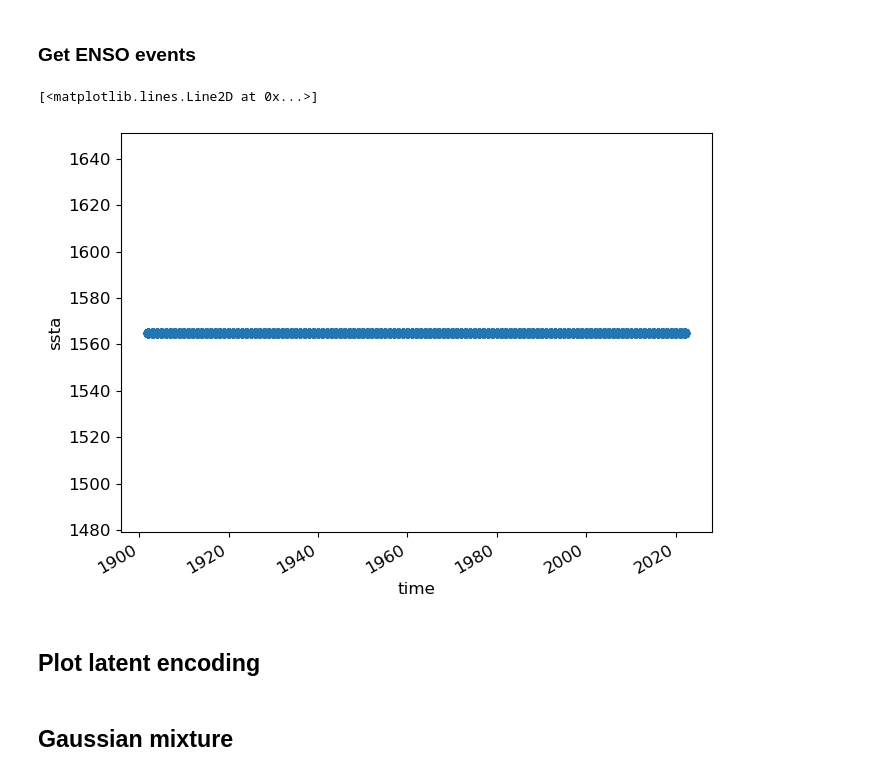
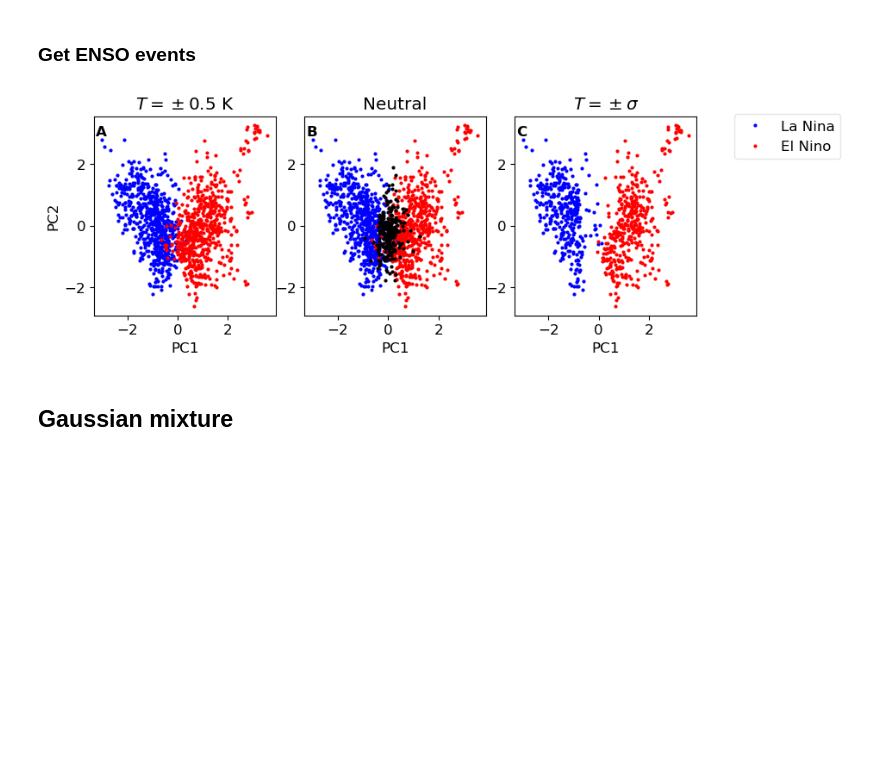
Before and after one commit to jakob-schloer/LatentGMM, a Jupyter notebook: scripts/pcgmm_with_neutral.ipynb, the cells around one changed output. Saved outputs shown, nothing was run; the diff lists cells and outputs as text; code cells hidden in the pictures; blank space fills up the shorter version.

Commit message:
Add neutral years.

```diff
--- a/scripts/pcgmm_with_neutral.ipynb
+++ b/scripts/pcgmm_with_neutral.ipynb
@@ -17,7 +17,7 @@ plt.style.use("../paper.mplstyle")
 # %% [markdown]
 ## Load data
 # %%
-datafile = "../data/reanalysis/monthly/ssta_merged_dataset.nc"
+datafile = "../data/reanalysis/monthly/ssta_merged_dataset_3.nc"
 normalization = 'zscore'
 
 ds = xr.open_dataset(datafile)
@@ -73,15 +73,3 @@ array([<GeoAxes: >, <GeoAxes: >], dtype=object)
 [figure]
 # %% [markdown]
 ### Get ENSO events
-# %%
-reload(utenso)
-month_range=[12, 2]
-x_enso, x_events = utenso.select_enso_events(ds, month_range=month_range, threshold=0.5,
-                                             include_normal=True)
-nan_count = np.isnan(x_enso['ssta']).sum(dim=['lat', 'lon'])
-nan_count.plot(marker='o')
-# %% [output]
-[<matplotlib.lines.Line2D at 0x...>]
-[figure, removed]
-# %% [markdown]
-## Plot latent encoding
@@ -116,3 +76,67 @@ ax.set_ylabel('PC2')
+# %%
+reload(utenso)
+import matplotlib.gridspec as gridspec
+month_range=[12, 2]
+
+plparam = {
+    'Nino_EP':    dict(linestyle='', marker='.', color='r',markersize=4),
+    'Nino_CP':    dict(linestyle='', marker='.', color='r', markersize=4),
+    'Nina_CP':    dict(linestyle='', marker='.', color='b', markersize=4),
+    'Nina_EP':    dict(linestyle='', marker='.', color='b', markersize=4),
+    'Normal':    dict(linestyle='',  marker='.', color='k', markersize=4),
+}
+labels = {'Nino_EP': 'El Nino', 'Nina_EP': 'La Nina', 'Normal': 'Neutral'}
+title = [r'$T = \pm 0.5$ K', "Neutral" , r'$T = \pm \sigma$']
+
+fig = plt.figure(figsize=(10, 3))
+gs = gridspec.GridSpec(1, 4, width_ratios=[1, 1, 1, 0.2], wspace=0.2)
+axs = [plt.subplot(gs[i]) for i in range(3)]
+
+for i, include_normal in enumerate([False, True]):
+    x_enso, x_events = utenso.select_enso_events(ds, month_range=month_range, threshold=0.5,
+                                                 include_normal=include_normal)
+    z_enso = xr.DataArray(
+        data=sppca.transform(x_enso),
+        coords={'time': x_enso['time'].data, 'eof': np.arange(1, sppca.n_components+1)}
+    ).assign_coords(member=('time', x_enso['member'].data), enso=('time', x_enso['enso'].data))
+
+    for flavor in np.unique(z_enso['enso'].data):
+        idx = np.where(z_enso['enso'].data == flavor)[0]
+        z = z_enso.isel(time=idx)
+        label = labels[flavor] if flavor in labels.keys() else None
+        axs[i].plot(z.isel(eof=0), z.isel(eof=1), label=label, **plparam[flavor])
+    axs[i].set_xlabel('PC1')
+    axs[i].set_title(title[i])
+
+
+# Std threshold for EN and LN
+x_enso, x_events = utenso.select_enso_events(ds, month_range=month_range, threshold='std',
+                                             include_normal=False)
+z_enso = xr.DataArray(
+    data=sppca.transform(x_enso),
+    coords={'time': x_enso['time'].data, 'eof': np.arange(1, sppca.n_components+1)}
+).assign_coords(member=('time', x_enso['member'].data), enso=('time', x_enso['enso'].data))
+
+for flavor in np.unique(z_enso['enso'].data):
+    idx = np.where(z_enso['enso'].data == flavor)[0]
+    z = z_enso.isel(time=idx)
+    axs[2].plot(z.isel(eof=0), z.isel(eof=1), label=label, **plparam[flavor])
+
+axs[2].set_title(title[2])
+axs[2].set_xlabel('PC1')
+axs[0].set_ylabel('PC2')
+gpl.enumerate_subplots(axs, pos_x=.01, pos_y=.9)
+
+# Axis
+ax = plt.subplot(gs[3])
+hands, labs = axs[0].get_legend_handles_labels()
+ax.legend(hands, labs, bbox_to_anchor=(0.05, .75, 1.3, 1.), loc="lower left")
+ax.axis('off')
+
+# Save figure
+plt.savefig("../output/plots/pcgmm_latent_neutral.png", dpi=300, bbox_inches="tight")
+# %% [output]
+[figure, added]
 # %% [markdown]
 ## Gaussian mixture
 # %% [markdown]
```
Also changed, not shown: parts of 3 cells of this notebook, 3 other files.
